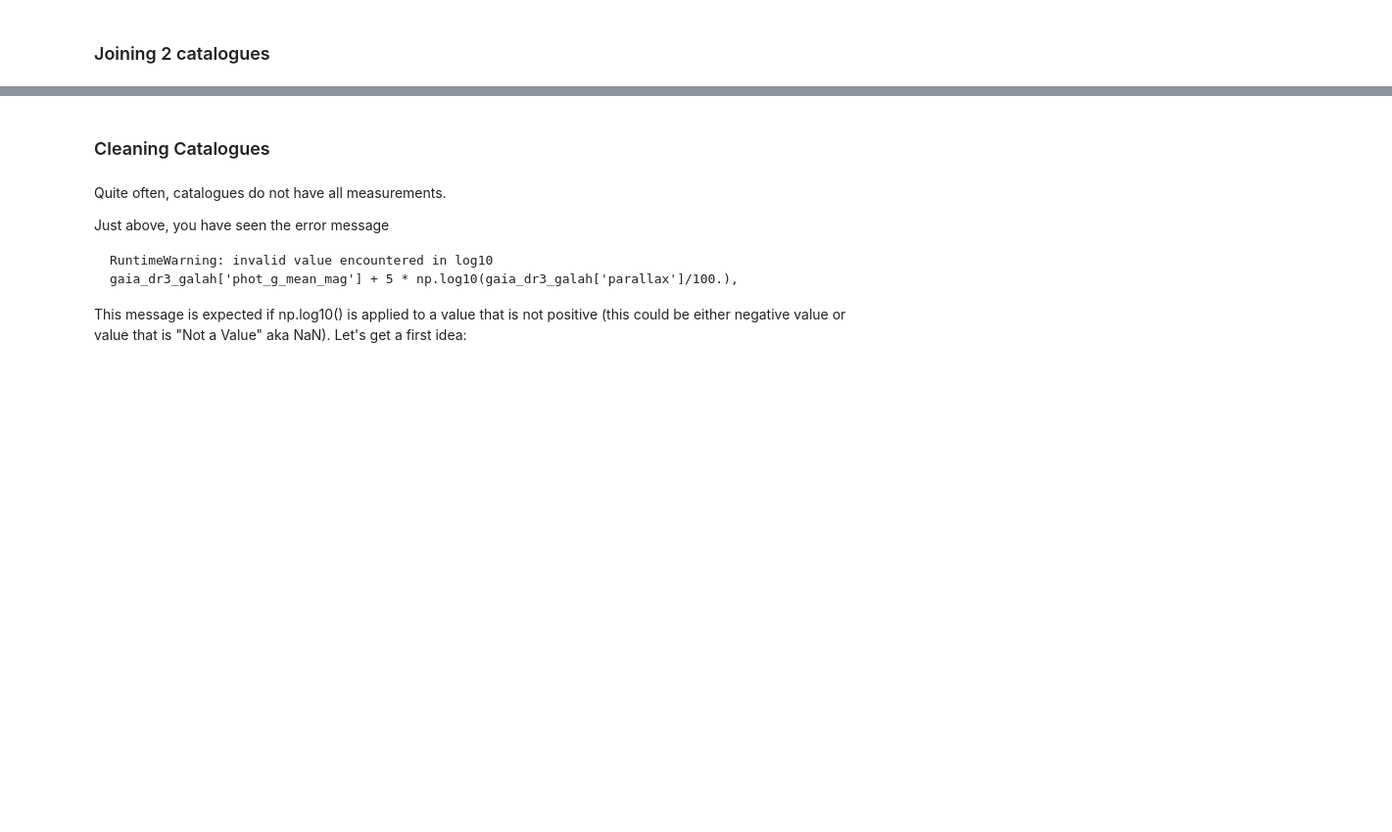
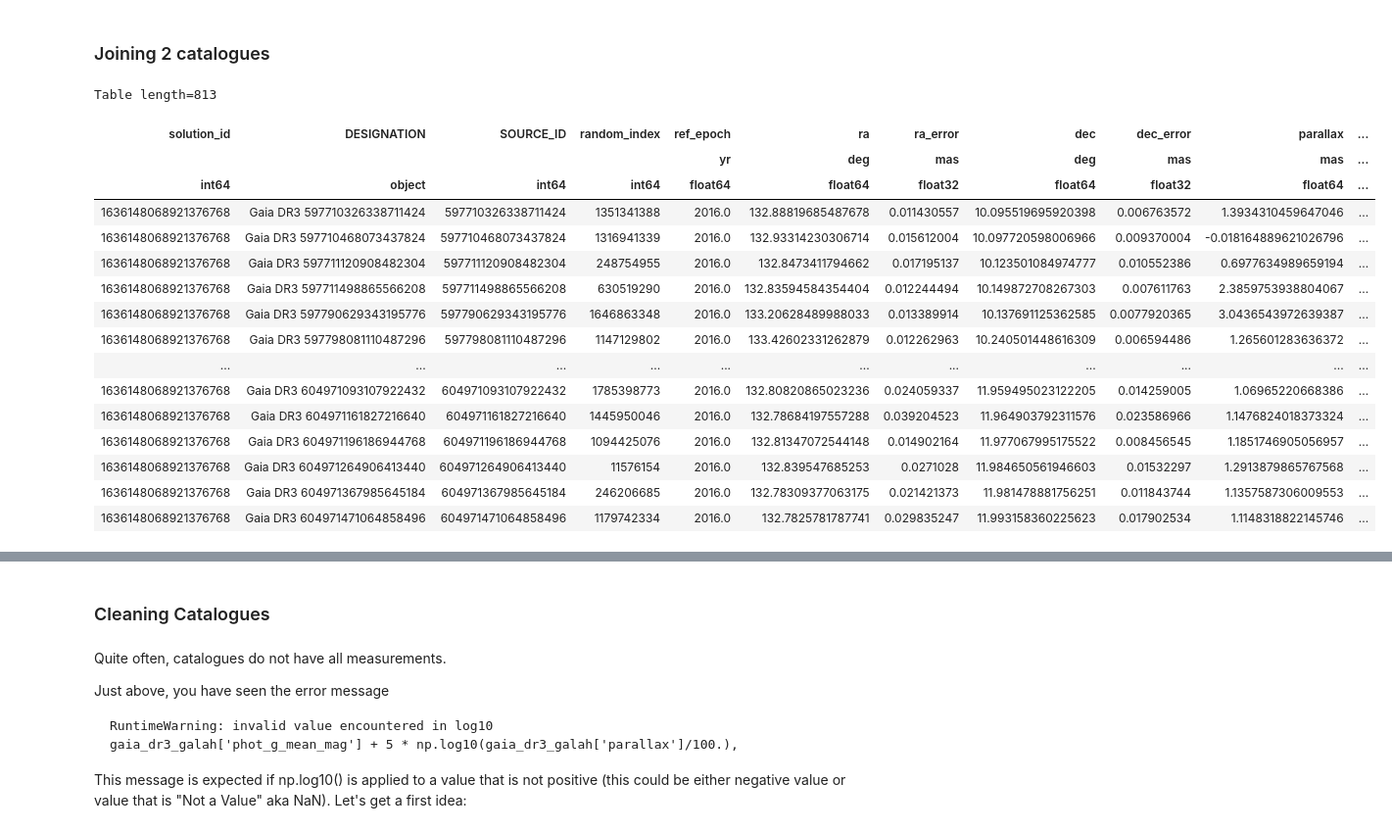
Before and after one commit to svenbuder/astr4004_2024_week7, a Jupyter notebook: anu_astr4004_2024_week7a_preprocessing.ipynb, the cells around one changed output, grey strips where cells are left out. Shown at 98% size. Cells and saved outputs as stored; diff of their text form; code cells hidden in the pictures; blank space fills up the shorter version.

```diff
--- a/anu_astr4004_2024_week7a_preprocessing.ipynb
+++ b/anu_astr4004_2024_week7a_preprocessing.ipynb
@@ -290,9 +347,32 @@ gaiadr3_match[:5]
 # %% [markdown]
 ### Joining 2 catalogues
+# %%
+# fix missing keyword
+galah_data['source_id'] = galah_data['dr3_source_id']
 # %%
 from astropy.table import join
 
 gaia_dr3_galah = join(gaiadr3_match, galah_data, keys='source_id')
+# %%
+gaia_dr3_galah
+# %% [output]
+Table length=813
+| solution_id | DESIGNATION | SOURCE_ID | random_index | ref_epoch | ra | ra_error | dec | dec_error | parallax | ... |
+|  |  |  |  | yr | deg | mas | deg | mas | mas | ... |
+| int64 | object | int64 | int64 | float64 | float64 | float32 | float64 | float32 | float64 | ... |
+| 1636148068921376768 | Gaia DR3 597710326338711424 | 597710326338711424 | 1351341388 | 2016.0 | 132.88819685487678 | 0.011430557 | 10.095519695920398 | 0.006763572 | 1.3934310459647046 | ... |
+| 1636148068921376768 | Gaia DR3 597710468073437824 | 597710468073437824 | 1316941339 | 2016.0 | 132.93314230306714 | 0.015612004 | 10.097720598006966 | 0.009370004 | -0.018164889621026796 | ... |
+| 1636148068921376768 | Gaia DR3 597711120908482304 | 597711120908482304 | 248754955 | 2016.0 | 132.8473411794662 | 0.017195137 | 10.123501084974777 | 0.010552386 | 0.6977634989659194 | ... |
+| 1636148068921376768 | Gaia DR3 597711498865566208 | 597711498865566208 | 630519290 | 2016.0 | 132.83594584354404 | 0.012244494 | 10.149872708267303 | 0.007611763 | 2.3859753938804067 | ... |
+| 1636148068921376768 | Gaia DR3 597790629343195776 | 597790629343195776 | 1646863348 | 2016.0 | 133.20628489988033 | 0.013389914 | 10.137691125362585 | 0.0077920365 | 3.0436543972639387 | ... |
+| 1636148068921376768 | Gaia DR3 597798081110487296 | 597798081110487296 | 1147129802 | 2016.0 | 133.42602331262879 | 0.012262963 | 10.240501448616309 | 0.006594486 | 1.265601283636372 | ... |
+| ... | ... | ... | ... | ... | ... | ... | ... | ... | ... | ... |
+| 1636148068921376768 | Gaia DR3 604971093107922432 | 604971093107922432 | 1785398773 | 2016.0 | 132.80820865023236 | 0.024059337 | 11.959495023122205 | 0.014259005 | 1.06965220668386 | ... |
+| 1636148068921376768 | Gaia DR3 604971161827216640 | 604971161827216640 | 1445950046 | 2016.0 | 132.78684197557288 | 0.039204523 | 11.964903792311576 | 0.023586966 | 1.1476824018373324 | ... |
+| 1636148068921376768 | Gaia DR3 604971196186944768 | 604971196186944768 | 1094425076 | 2016.0 | 132.81347072544148 | 0.014902164 | 11.977067995175522 | 0.008456545 | 1.1851746905056957 | ... |
+| 1636148068921376768 | Gaia DR3 604971264906413440 | 604971264906413440 | 11576154 | 2016.0 | 132.839547685253 | 0.0271028 | 11.984650561946603 | 0.01532297 | 1.2913879865767568 | ... |
+| 1636148068921376768 | Gaia DR3 604971367985645184 | 604971367985645184 | 246206685 | 2016.0 | 132.78309377063175 | 0.021421373 | 11.981478881756251 | 0.011843744 | 1.1357587306009553 | ... |
+| 1636148068921376768 | Gaia DR3 604971471064858496 | 604971471064858496 | 1179742334 | 2016.0 | 132.7825781787741 | 0.029835247 | 11.993158360225623 | 0.017902534 | 1.1148318822145746 | ... |
 # %%
 def plot_cmd_and_kiel(data, colormap_left = 'snr_c2_iraf', colormap_left_label = 'GALAH DR3 SNR CCD2'):
 
```
Also changed, not shown: parts of 20 cells of this notebook, 8 other files.
